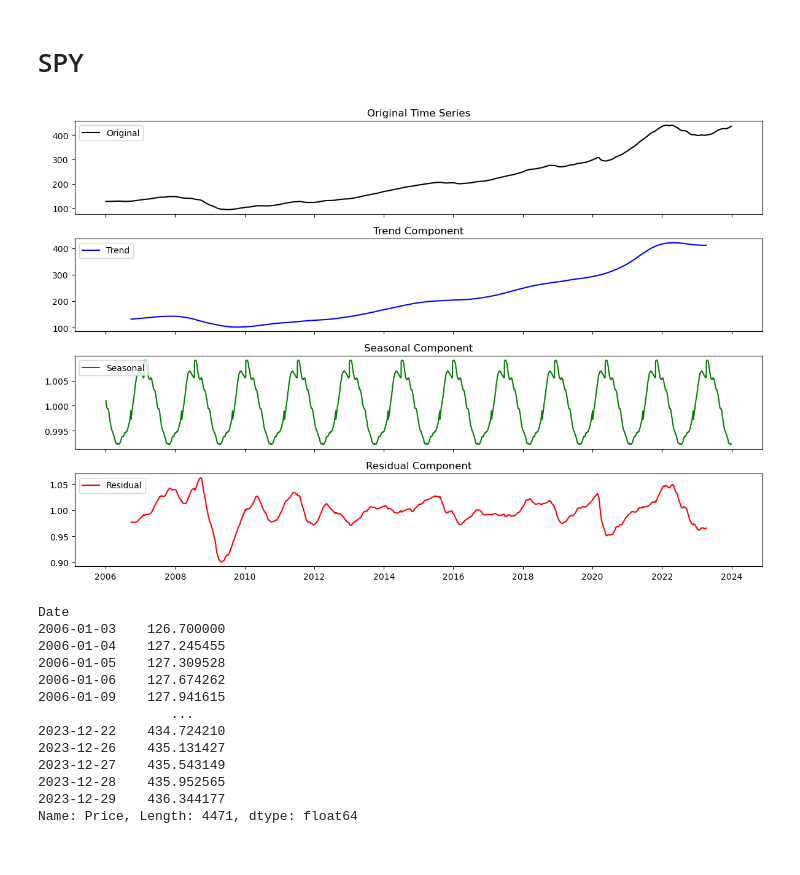
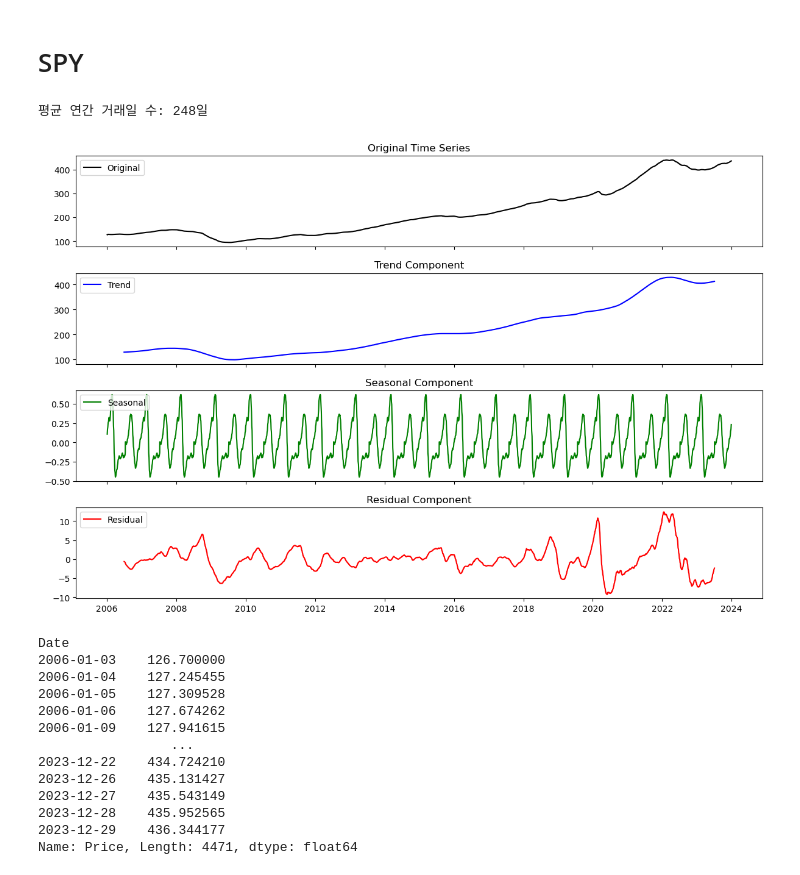
Before and after one commit to iinmv2486/Machine-Learning-for-Algorithmic-Trading-Second-Edition, a Jupyter notebook: 추가_자료/Development_of_a_Stock_Volatility_Detection_Model_Using_Artificial_Intelligence/Time_Series_Decomposition.ipynb, the cells around one changed output. Saved outputs shown, nothing was run; the diff lists cells and outputs as text; code cells hidden in the pictures.

```diff
--- a/추가_자료/Development_of_a_Stock_Volatility_Detection_Model_Using_Artificial_Intelligence/Time_Series_Decomposition.ipynb
+++ b/추가_자료/Development_of_a_Stock_Volatility_Detection_Model_Using_Artificial_Intelligence/Time_Series_Decomposition.ipynb
@@ -8,40 +8,53 @@ from statsmodels.tsa.seasonal import seasonal_decompose
 # 데이터 불러오기
 df = pd.read_csv('./Kalman_filtered_data/SPY ETF Stock Price History.csv', parse_dates=['Date'], index_col='Date')
 
 # # Price 칼럼 확인
-# df = df[['Price']].dropna()  # 결측치 제거
 
-# 시계열 분해 수행 (모델 선택: additive 또는 multiplicative)
-decomposition = seasonal_decompose(df['Price'], model='additive', period=365)
+# df = df[['Price']].dropna()  # 결측치 제거코드, 근데 결측치가 없어서 굳이 사용 안해도됨
+
+# 연도별 거래일 수 계산
+df['Year'] = df.index.year
+yearly_counts = df.groupby('Year').size()
+avg_trading_days = int(yearly_counts.mean())
+
+print(f"평균 연간 거래일 수: {avg_trading_days}일")
+
+# 시계열 분해 수행 (동적 주기 적용)
+decomposition = seasonal_decompose(df['Price'], model='additive', period=avg_trading_days)
 
 # 분해된 요소 추출
-trend = decomposition.trend
+original = decomposition.observed
+trend = decomposition.trend #앞뒤로 120일정도 날아가있음
 seasonal = decomposition.seasonal
-residual = decomposition.resid
+residual = decomposition.resid #앞뒤로 120일정도 날아가있음
+
+#residaul 데이터 저장
+residual.to_csv('./residual_data/SPY_residual.csv')
 
 # 그래프 출력
 fig, axes = plt.subplots(4, 1, figsize=(12, 8), sharex=True)
 
-axes[0].plot(df['Price'], label='Original', color='black')
+axes[0].plot(original, label='Original', color='black')
 axes[0].legend(loc='upper left')
 axes[0].set_title('Original Time Series')
 
 axes[1].plot(trend, label='Trend', color='blue')
 axes[1].legend(loc='upper left')
 axes[1].set_title('Trend Component')
 
 axes[2].plot(seasonal, label='Seasonal', color='green')
 axes[2].legend(loc='upper left')
 axes[2].set_title('Seasonal Component')
 
 axes[3].plot(residual, label='Residual', color='red')
 axes[3].legend(loc='upper left')
 axes[3].set_title('Residual Component')
 
 plt.tight_layout()
 plt.show()
 # %% [output]
+평균 연간 거래일 수: 248일
-[figure, old version]
+[figure, new version]
 # %%
 #print(df['Price'])
 # print("trend")
```
Also changed, not shown: parts of 6 cells of this notebook, 10 other files.
